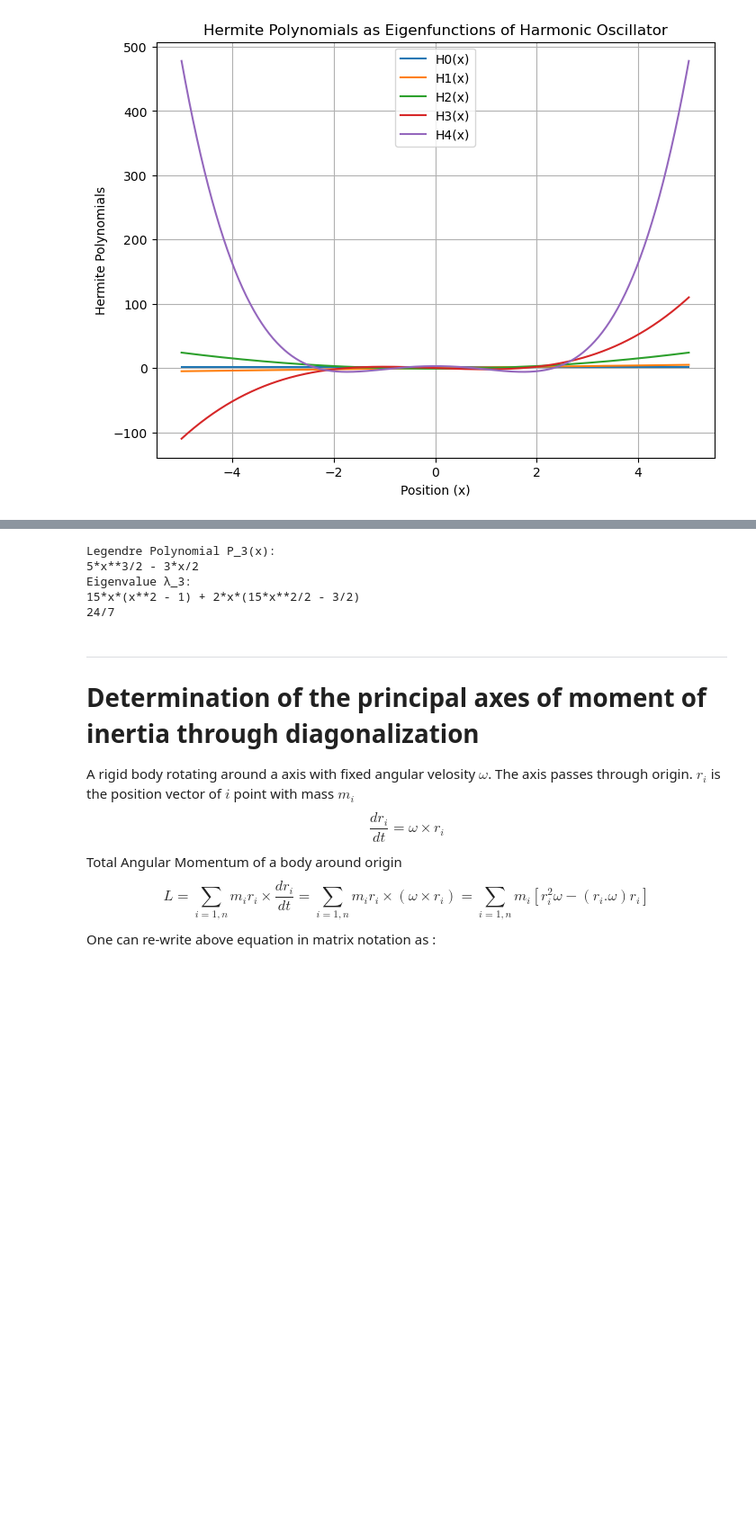
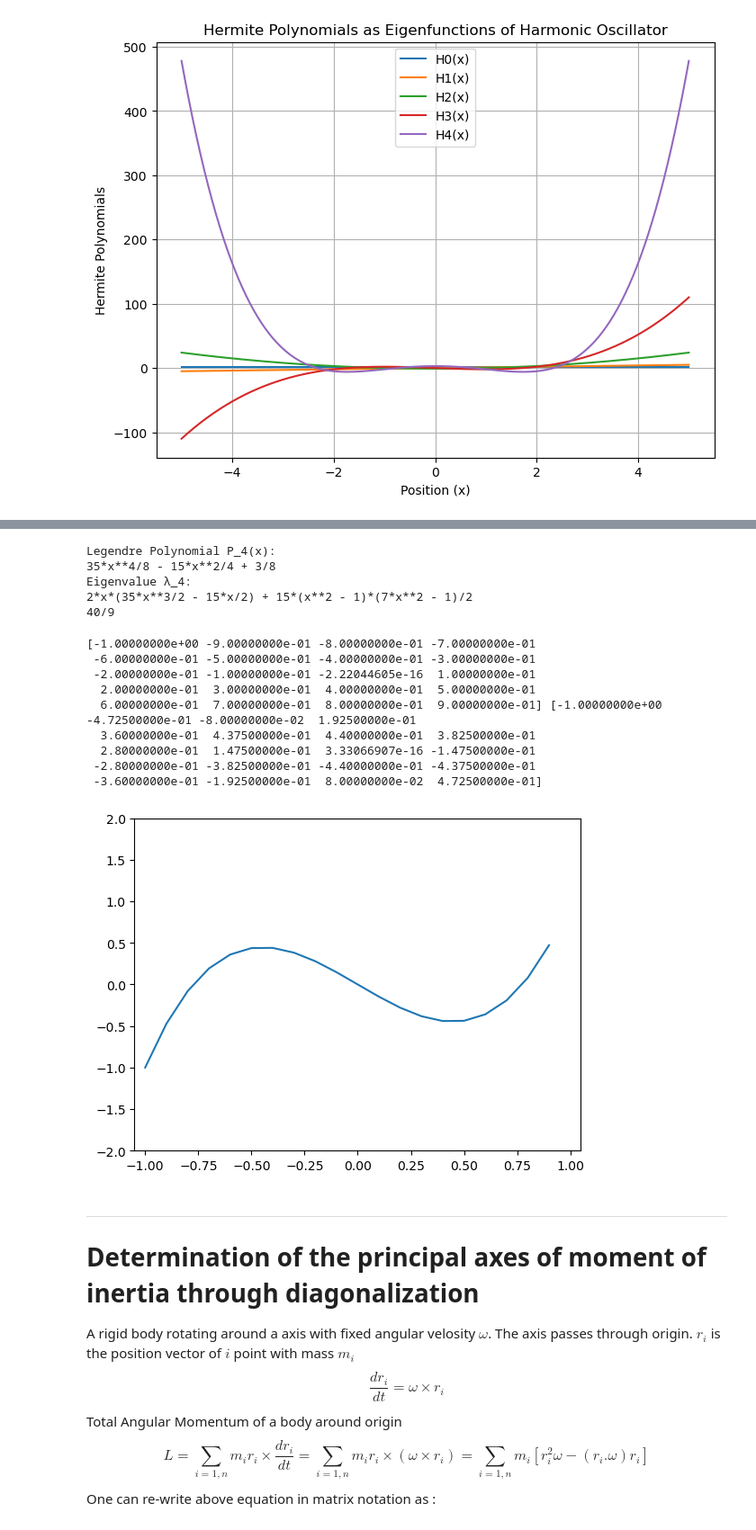
Before and after one commit to navgaur/AMP1, a Jupyter notebook: Linear Trans 1.ipynb, the cells around one changed output, grey strips where cells are left out. Shown at 90% size. Drawn from its saved outputs; the diff is of its cells as text; code cells hidden in the pictures; blank space fills up the shorter version.

```diff
--- a/Linear Trans 1.ipynb
+++ b/Linear Trans 1.ipynb
@@ -664,7 +530,7 @@ x = sp.symbols('x')
 L = -sp.diff((1 - x**2) * sp.diff(sp.Function('P')(x), x), x)
 
 # Order of Legendre polynomial
-n = 3
+n = 4
 
 # Define the Legendre polynomial P_n(x)
 legendre_poly = sp.legendre(n, x)
@@ -682,11 +548,49 @@ e1=legendre_poly*eigenvalue
 res1=sp.integrate(e1,(x,-1,1))
 print(res1)
 # %% [output]
-Legendre Polynomial P_3(x):
-5*x**3/2 - 3*x/2
-Eigenvalue λ_3:
-15*x*(x**2 - 1) + 2*x*(15*x**2/2 - 3/2)
-24/7
+Legendre Polynomial P_4(x):
+35*x**4/8 - 15*x**2/4 + 3/8
+Eigenvalue λ_4:
+2*x*(35*x**3/2 - 15*x/2) + 15*(x**2 - 1)*(7*x**2 - 1)/2
+40/9
+# %%
+# Test
+import numpy as np
+import sympy as sp
+from sympy.utilities.lambdify import lambdify
+import matplotlib.pyplot as plt
+
+x = sp.symbols('x')
+
+#func = x**2
+#f_x =lambdify(x,func,"numpy")
+#x = np.arange(-1,1,0.25)
+#plt.plot(x,f_x(x))
+
+n = 3
+leg_poly=sp.legendre(n,x)
+leg_x=lambdify(x,leg_poly,"numpy")
+x=np.arange(-1,1,0.1)
+y=leg_x(x)
+print(x,y)
+plt.plot(x,y)
+
+#plt.plot(1,1,marker=".",markersize=20)
+
+plt.xlim([-1.05,1.05])
+plt.ylim([-2,2])
+plt.show()
+# %% [output]
+[-1.00000000e+00 -9.00000000e-01 -8.00000000e-01 -7.00000000e-01
+ -6.00000000e-01 -5.00000000e-01 -4.00000000e-01 -3.00000000e-01
+ -2.00000000e-01 -1.00000000e-01 -2.22044605e-16  1.00000000e-01
+  2.00000000e-01  3.00000000e-01  4.00000000e-01  5.00000000e-01
+  6.00000000e-01  7.00000000e-01  8.00000000e-01  9.00000000e-01] [-1.00000000e+00 -4.72500000e-01 -8.00000000e-02  1.92500000e-01
+  3.60000000e-01  4.37500000e-01  4.40000000e-01  3.82500000e-01
+  2.80000000e-01  1.47500000e-01  3.33066907e-16 -1.47500000e-01
+ -2.80000000e-01 -3.82500000e-01 -4.40000000e-01 -4.37500000e-01
+ -3.60000000e-01 -1.92500000e-01  8.00000000e-02  4.72500000e-01]
+[figure, added]
 # %% [markdown]
 ***
 # **Determination of the principal axes of moment of inertia through diagonalization**
```
Also changed, not shown: parts of 4 cells of this notebook.
